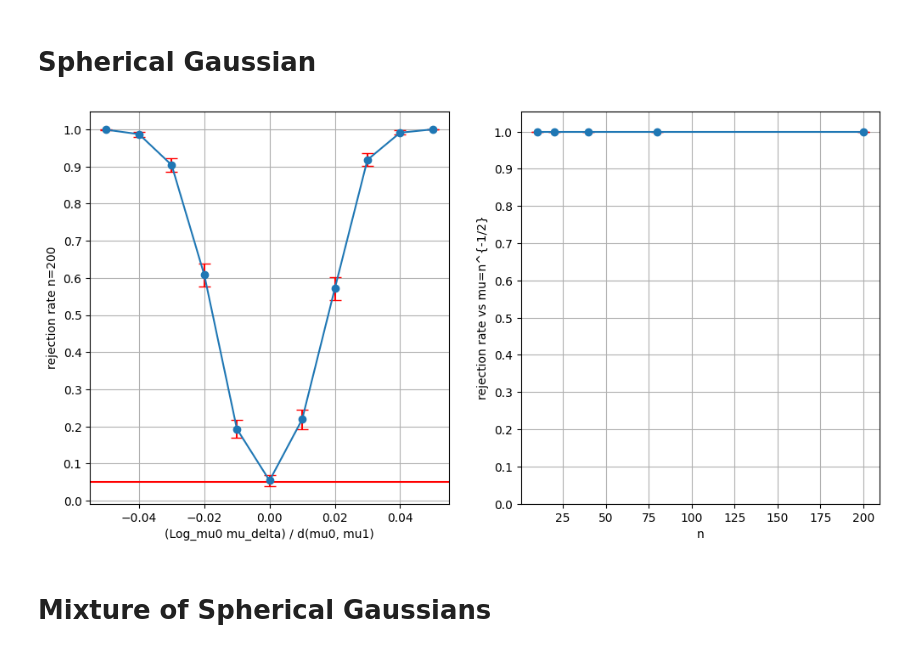
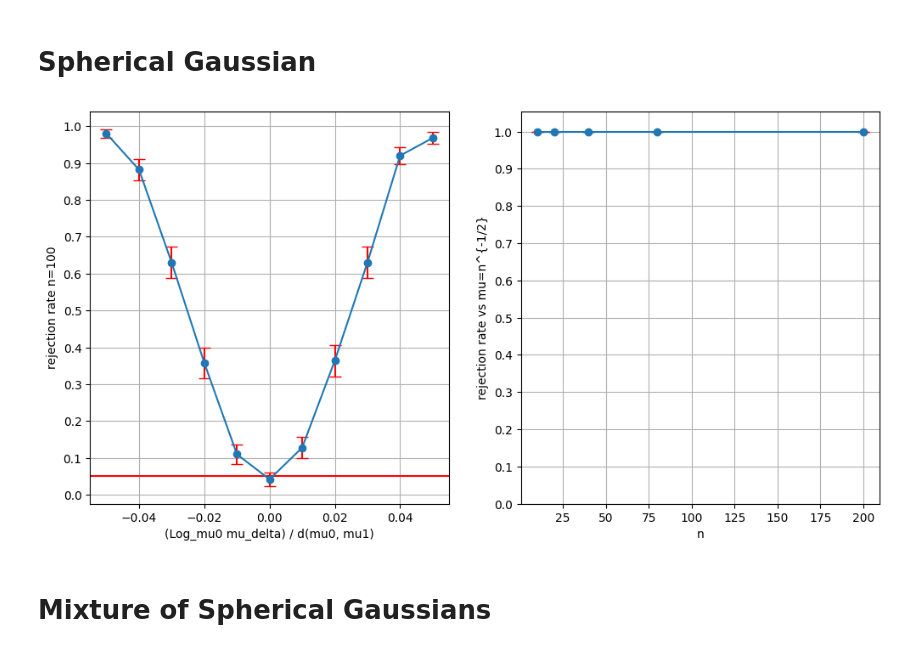
Before and after one commit to matthieubulte/meantesting, a Jupyter notebook: exploration.ipynb, the cells around one changed output. Cells and saved outputs as stored; diff of their text form; code cells hidden in the pictures.

```diff
--- a/exploration.ipynb
+++ b/exploration.ipynb
@@ -63,9 +63,9 @@ def eval_test_mc(M, n, sampler, sampler_args, mu_0):
 # %% [markdown]
 # R - Chi2
 # %%
-M = 200
-b = 200
-n = 200
+M = 500
+b = 500
+n = 100
 
 alpha = 0.05
 
@@ -131,0 +313,24 @@ plotting.plot_sim_results(
+# %%
+mu_0 = book_sample_mean(K, book_sample(100000, ps))
+
+result = np.zeros(100)
+
+for i in tqdm(range(result.shape[0])):
+    x = book_sample(n, ps)
+    x_mirrored = book_refl(K, mu_0, x)
+
+    mu = book_sample_mean(K, x)
+    t = book_dist(mu, mu_0) ** 2
+
+    t_b = np.zeros(1000)
+    for b in range(t_b.shape[0]):
+        x_b = np_mixture(x, x_mirrored, 0.5)
+        mu_b = book_sample_mean(K, x_b)
+        t_b[b] = book_dist(mu_b, mu_0) ** 2
+
+    result[i] = np.mean(t < o)
+
+plt.hist(result)
+print((result < alpha).mean())
+# plt.hist(o)
+# plt.axvline(t, color="red")
@@ -225,41 +433,41 @@ def sample_von_mises(key, n, mu):
     return jax.vmap(lambda v: S.exp(mu, proj_comp(mu, v)))(vs)
 
 
-n = 200
+n = 100
 
 mu_0 = jnp.array([0.0, 1.0])
 mu_1 = jnp.array([1.0, 0.0])
 mu_delta = lambda delta: geodesic(S, mu_0, mu_1, delta)
 
 
 delta_rates = np.zeros(11)
 delta_rates_std = np.zeros(11)
 deltas = np.linspace(-0.05, 0.05, delta_rates.shape[0])
 for i, delta in tqdm(enumerate(deltas)):
     rm, rs = eval_test_mc(S, n, sample_von_mises, (mu_delta(delta),), mu_0)
     delta_rates[i] = rm
     delta_rates_std[i] = rs
 
 ns = [10, 20, 40, 80, 200]
 local_rates = np.zeros(len(ns))
 local_rates_std = np.zeros(len(ns))
 for i, n_i in tqdm(enumerate(ns)):
     rm, rs = eval_test_mc(S, n, sample_von_mises, (mu_delta(1 / np.sqrt(n_i)),), mu_0)
     local_rates[i] = rm
     local_rates_std[i] = rs
 
 plotting.plot_sim_results(
     mc_repeats,
     n,
     deltas,
     delta_rates,
     delta_rates_std,
     ns,
     local_rates,
     local_rates_std,
 )
 # %% [output]
-[figure, old version]
+[figure, new version]
 # %% [markdown]
 # Mixture of Spherical Gaussians
 # %%
```
Also changed, not shown: parts of 9 cells of this notebook, 2 other files.
